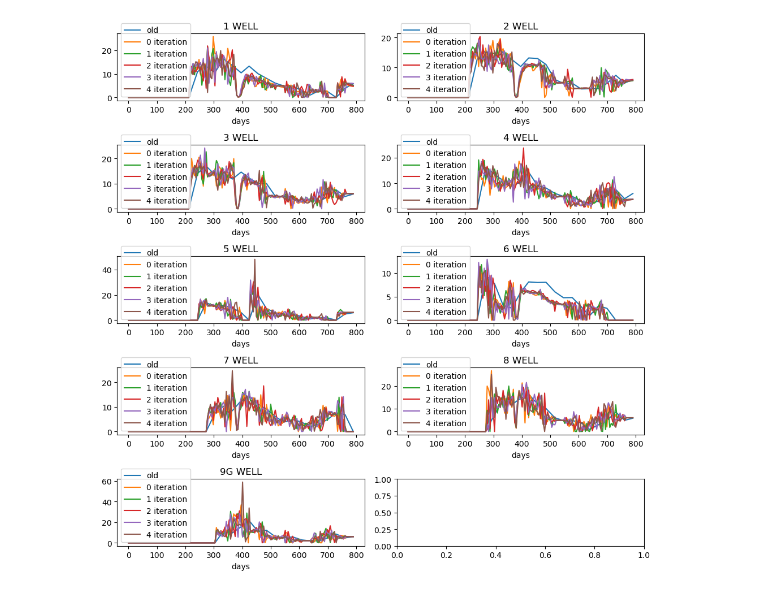
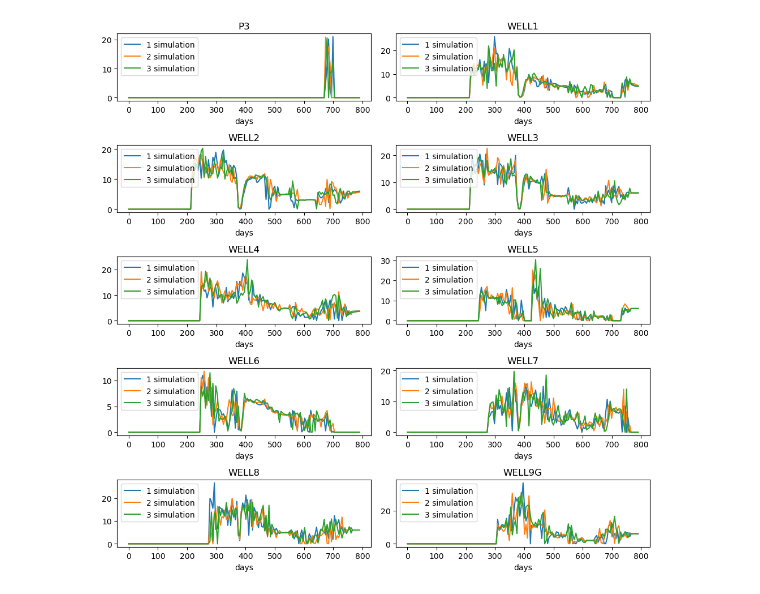
Before and after one commit to Maksim787/graph-oil, a Jupyter notebook: ML/test_schedule.ipynb, the cells around one changed output. Cells and saved outputs as stored; diff of their text form; code cells hidden in the pictures.

```diff
--- a/ML/test_schedule.ipynb
+++ b/ML/test_schedule.ipynb
@@ -1,26 +1,41 @@
 # %%
 import pandas as pd
 import matplotlib.pyplot as plt
+# %%
+from pathlib import Path
+
+figures_folder = Path('../figures')
+figures_folder.mkdir(exist_ok=True)
+# %%
+def _well_name(n: int) -> str:
+    if n == 0:
+        return 'P3'
+    if n == 9:
+        return 'WELL9G'
+    return f'WELL{n}'
 # %%
 plt.subplots(5, 2, figsize=(10, 10))
-n_iterations = 5
-folders = ['../tmp/'] + [f'../data/iteration_{i}' for i in range(n_iterations)]
-labels = ['old'] + [f'{i} iteration' for i in range(n_iterations)]
+n_iterations = 3
+# folders = ['../tmp/'] + [f'../data/iteration_{i}' for i in range(n_iterations)]
+# labels = [f'{i} iteration' for i in range(n_iterations)]
+folders = [f'../data/iteration_{i}' for i in range(n_iterations)]
+labels = [f'{i + 1} simulation' for i in range(n_iterations)]
 for folder, label in zip(folders, labels):
-    for n in range(1, 10):
-        plt.subplot(5, 2, n)
+    for n in range(10):
+        plt.subplot(5, 2, n + 1)
         if n == 9:
             n = '9G'
-        name = f'OW2P-RT.WELL.WELL{n}.CSV'
+        name = f'OW2P-RT.WELL.{_well_name(n)}.CSV'
         results = pd.read_csv(f'{folder}/{name}')
         results.columns = [col.strip() for col in results.columns]
         oil_production = 'WOPR (M3/DAY)'
         time = 'TIME (DAYS)'
         plt.plot(results[time], results[oil_production], label=label)
-        plt.title(f'{n} WELL')
+        plt.title(_well_name(n))
         plt.xlabel('days')
-        plt.legend()
+        plt.legend(loc='upper left')
 plt.tight_layout()
+plt.savefig(figures_folder / 'simulations.png')
 plt.show()
 # %% [output]
-[figure, old version]
+[figure, new version]
```
Also changed, not shown: 3 other files.
